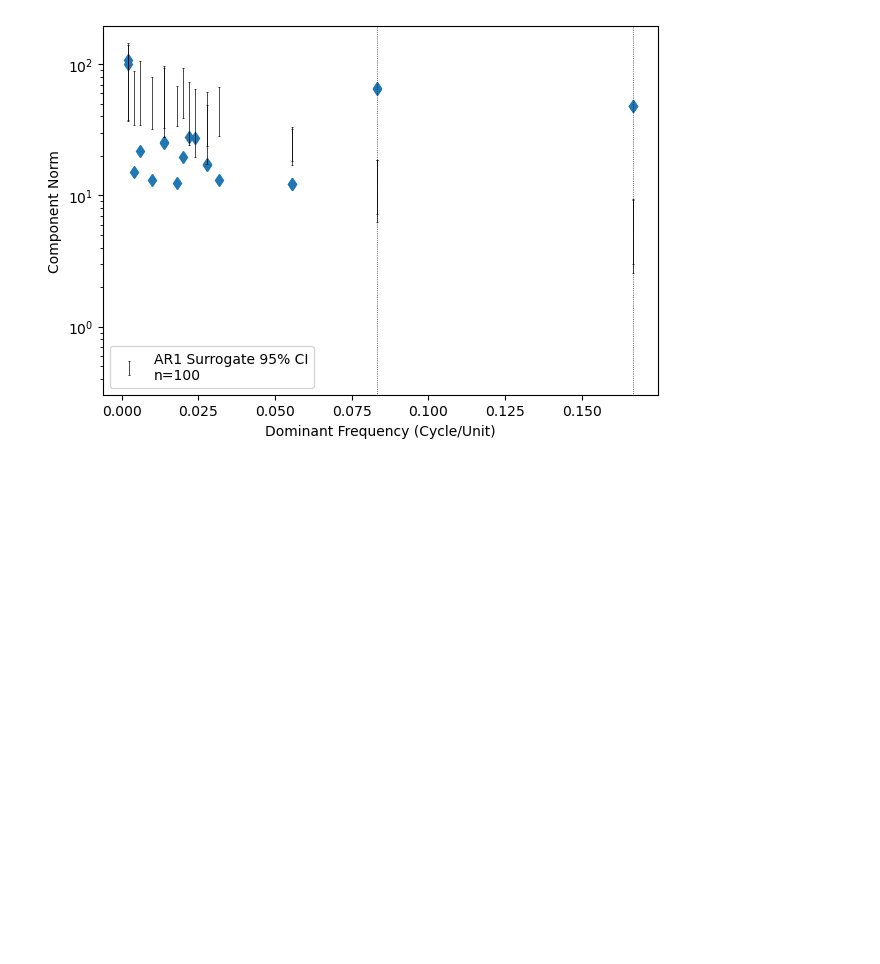
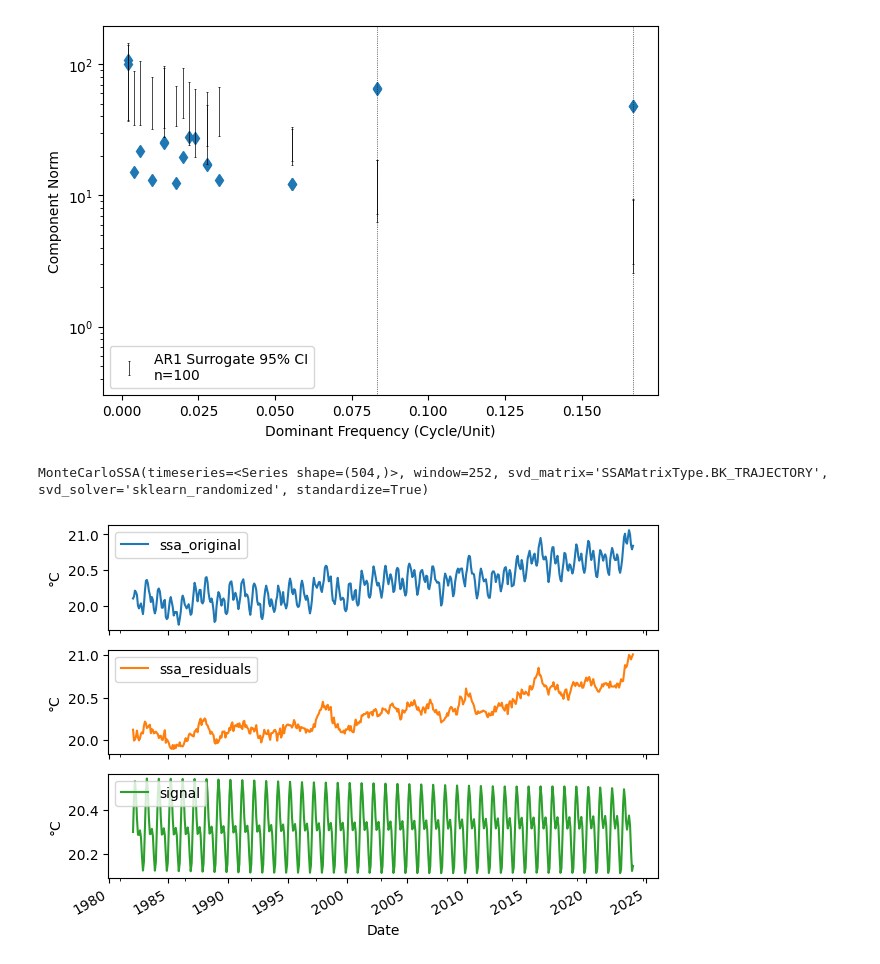
Before and after one commit to ADSCIAN/ssalib, a Jupyter notebook: notebooks/A1_montecarlo_ssa.ipynb, the cells around one changed output. Drawn from its saved outputs; the diff is of its cells as text; code cells hidden in the pictures; blank space fills up the shorter version.

```diff
--- a/notebooks/A1_montecarlo_ssa.ipynb
+++ b/notebooks/A1_montecarlo_ssa.ipynb
@@ -35,7 +37,7 @@ _ = sst.plot()
 - The process can be computationally intensive, especially for long time series.
 # %%
 # Monte Carlo SSA
-ssa = MonteCarloSSA(
+mcssa = MonteCarloSSA(
     sst,
     svd_solver='sklearn_randomized',
     ar_order_max=1,  # default
@@ -76,3 +118,23 @@ _ = ax.axvline(2 / 12, color='k', lw=.5, ls=':')  # semi-annual freq
 # %% [output]
 [figure]
 [figure]
+# %%
+is_significant = mcssa.test_significance(confidence_level=.95)
+significant_indices = [int(i) for i in np.where(is_significant)[0]]
+
+groups = {
+    'signal': significant_indices
+}
+mcssa.reconstruct(groups)
+# %% [output]
+MonteCarloSSA(timeseries=<Series shape=(504,)>, window=252, svd_matrix='SSAMatrixType.BK_TRAJECTORY', svd_solver='sklearn_randomized', standardize=True)
+# %%
+fig, axes = mcssa.plot(
+    kind='timeseries',
+    include=['ssa_original', 'signal', 'ssa_residuals'],
+    rescale=True,
+    ylabel='°C',
+    subplots=True
+)
+# %% [output]
+[figure, added]
```
Also changed, not shown: parts of 12 cells of this notebook.
